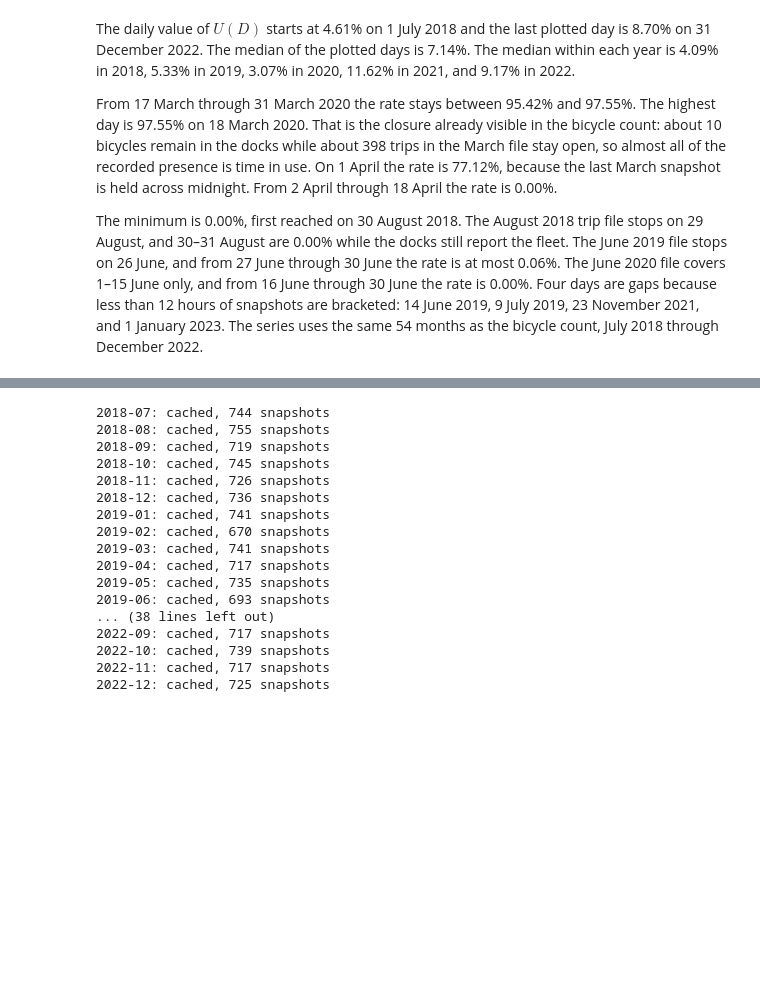
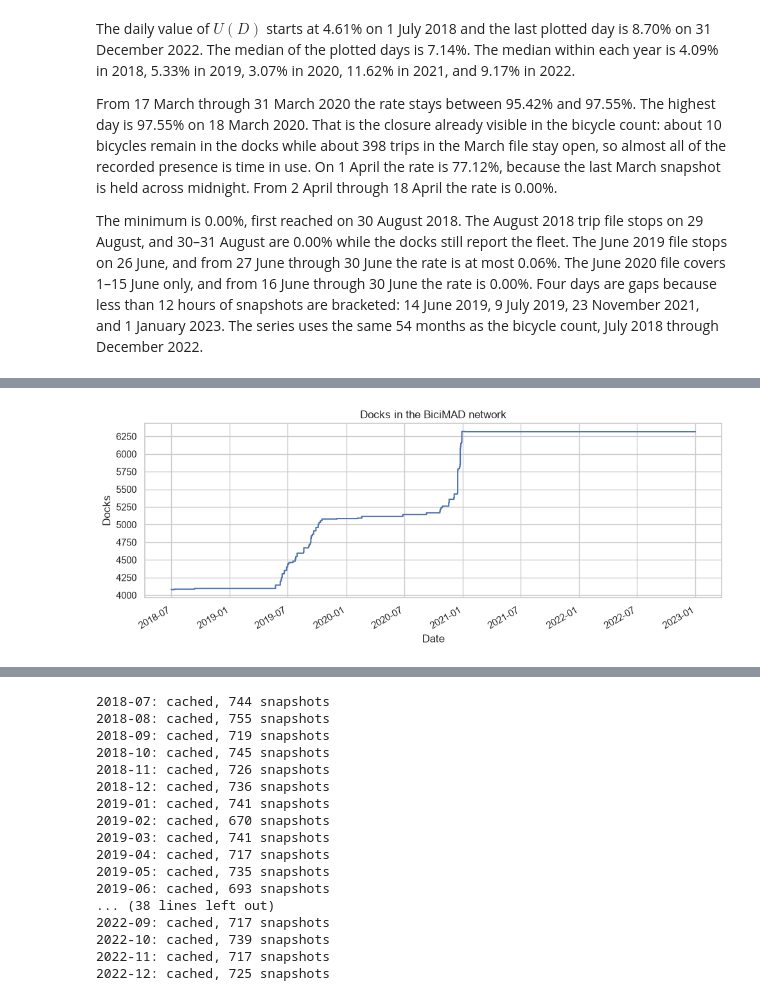
Before and after one commit to sergiozurron/BicimadOperations, a Jupyter notebook: bicimad_infrastructure_evolution.ipynb, the cells around one changed output, grey strips where cells are left out. Drawn from its saved outputs; the diff is of its cells as text; code cells hidden in the pictures; blank space fills up the shorter version.

Commit message:
Show dock number evolution

```diff
--- a/bicimad_infrastructure_evolution.ipynb
+++ b/bicimad_infrastructure_evolution.ipynb
@@ -332,0 +345,77 @@ The minimum is 0.00%, first reached on 30 August 2018. The August 2018 trip file
+# %%
+import json
+
+status_files = discover_status_files(cfg)
+months = list(status_files)
+if not months:
+    raise RuntimeError("No status files are on disk.")
+dock_dir = cfg.processed_dir / "infrastructure" / "dock_counts"
+dock_dir.mkdir(parents=True, exist_ok=True)
+
+frames = []
+for month in months:
+    status_path = status_files[month]
+    dock_cache = dock_dir / f"{month}.parquet"
+    dock_manifest_path = dock_dir / f"{month}.manifest.json"
+    manifest = {"status": {"file": status_path.name, "bytes": status_path.stat().st_size}}
+    docks = None
+    if dock_cache.is_file() and dock_manifest_path.is_file():
+        saved = json.loads(dock_manifest_path.read_text(encoding="utf-8"))
+        if saved == manifest:
+            docks = pd.read_parquet(dock_cache)
+            print(f"{month}: cached, {len(docks):,} snapshots", flush=True)
+    if docks is None:
+        print(f"{month}: counting docks in {status_path.name}", flush=True)
+        docks = snapshot_dock_capacity(status_path)
+        docks.to_parquet(dock_cache, index=False)
+        dock_manifest_path.write_text(json.dumps(manifest), encoding="utf-8")
+        print(f"{month}: {len(docks):,} snapshots", flush=True)
+    frames.append(docks.loc[:, ["ts", "n_docks"]])
+
+snapshots = pd.concat(frames, ignore_index=True)
+local_day = snapshots["ts"].dt.tz_convert(MADRID_TZ).dt.floor("D")
+daily = (
+    snapshots.assign(date=local_day)
+    .groupby("date", as_index=False)
+    .agg(n_docks=("n_docks", "median"))
+    .sort_values("date")
+    .reset_index(drop=True)
+)
+
+
+def _as_count(series: pd.Series) -> pd.Series:
+    values = pd.to_numeric(series, errors="coerce")
+    if values.dropna().empty or values.dropna().mod(1).eq(0).all():
+        return values.round().astype("Int64")
+    return values
+
+
+daily["n_docks"] = _as_count(daily["n_docks"])
+span_start = snapshots["ts"].dt.tz_convert(MADRID_TZ).dt.floor("D").min()
+span_end = snapshots["ts"].dt.tz_convert(MADRID_TZ).dt.floor("D").max()
+calendar = pd.date_range(span_start, span_end, freq="D", tz=MADRID_TZ)
+plot = daily.set_index("date").reindex(calendar)
+
+fig, ax = plt.subplots()
+ax.step(plot.index.tz_localize(None), plot["n_docks"], where="post")
+ax.set_title("Docks in the BiciMAD network")
+ax.set_xlabel("Date")
+ax.set_ylabel("Docks")
+ax.yaxis.set_major_locator(MaxNLocator(integer=True))
+fig.autofmt_xdate()
+plt.tight_layout()
+plt.show()
+
+present = plot["n_docks"].dropna()
+period_span = pd.period_range(months[0], months[-1], freq="M")
+inside_missing = [str(period) for period in period_span if str(period) not in set(months)]
+print(f"months used: {len(months)} ({months[0]} to {months[-1]})")
+print("months inside that span without a status file:", inside_missing or "none")
+print(f"snapshots: {len(snapshots):,}")
+print(f"snapshots with no docks: {int((snapshots['n_docks'] == 0).sum()):,}")
+print(f"gap days: {int(plot['n_docks'].isna().sum())}")
+print(f"first day {present.index[0].strftime('%Y-%m-%d')}: {present.iloc[0]}")
+print(f"last day {present.index[-1].strftime('%Y-%m-%d')}: {present.iloc[-1]}")
+print(f"minimum {present.min()} on {present.idxmin().strftime('%Y-%m-%d')}")
+print(f"maximum {present.max()} on {present.idxmax().strftime('%Y-%m-%d')}")
+# %% [output]
@@ -332,0 +439 @@ The minimum is 0.00%, first reached on 30 August 2018. The August 2018 trip file
+[figure, added]
```
Also changed, not shown: parts of 8 cells of this notebook.
